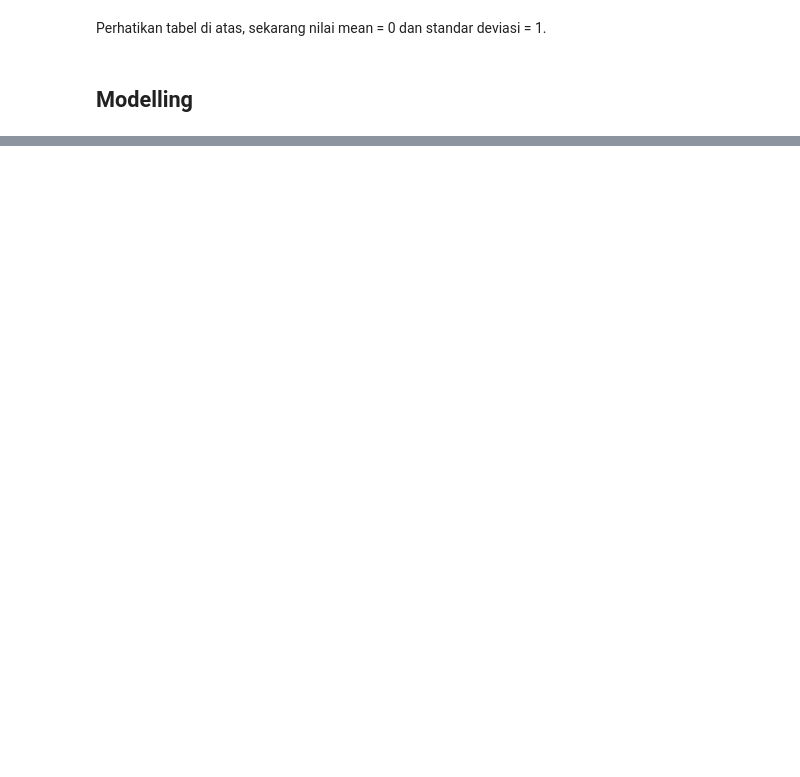
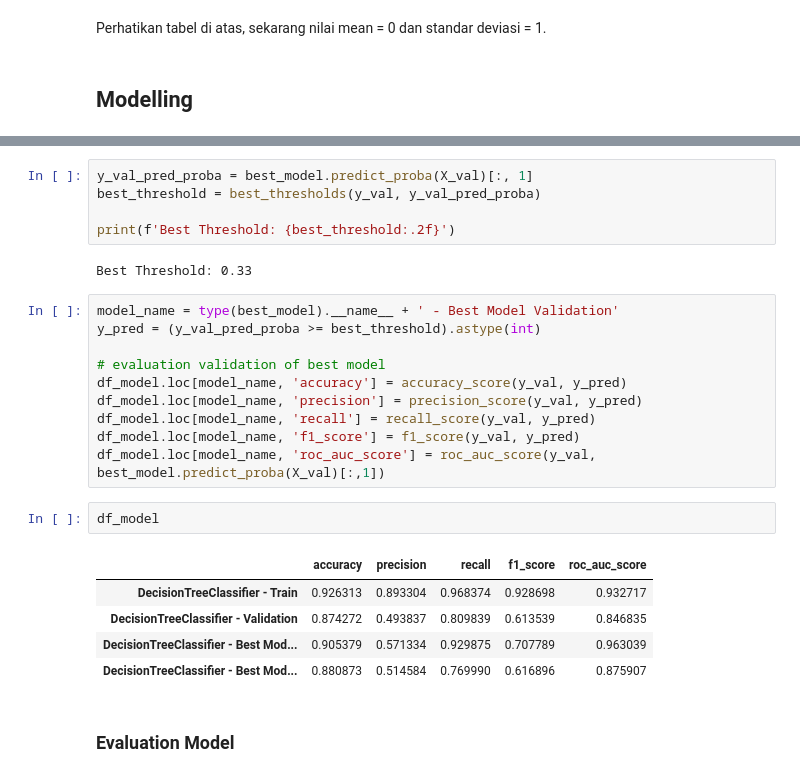
Before and after one commit to mfathul21/loan-prediction, a Jupyter notebook: Loan_Prediction_Based_on_Customers_Behaviour.ipynb, the cells around one changed output, grey strips where cells are left out. Cells and saved outputs as stored; diff of their text form; blank space fills up the shorter version.

```diff
--- a/Loan_Prediction_Based_on_Customers_Behaviour.ipynb
+++ b/Loan_Prediction_Based_on_Customers_Behaviour.ipynb
@@ -1117,0 +1146,27 @@ Confusion Matrix:
+# %%
+y_val_pred_proba = best_model.predict_proba(X_val)[:, 1]
+best_threshold = best_thresholds(y_val, y_val_pred_proba)
+
+print(f'Best Threshold: {best_threshold:.2f}')
+# %% [output]
+Best Threshold: 0.33
+# %%
+model_name = type(best_model).__name__ + ' - Best Model Validation'
+y_pred = (y_val_pred_proba >= best_threshold).astype(int)
+
+# evaluation validation of best model
+df_model.loc[model_name, 'accuracy'] = accuracy_score(y_val, y_pred)
+df_model.loc[model_name, 'precision'] = precision_score(y_val, y_pred)
+df_model.loc[model_name, 'recall'] = recall_score(y_val, y_pred)
+df_model.loc[model_name, 'f1_score'] = f1_score(y_val, y_pred)
+df_model.loc[model_name, 'roc_auc_score'] = roc_auc_score(y_val, best_model.predict_proba(X_val)[:,1])
+# %%
+df_model
+# %% [output]
+|  | accuracy | precision | recall | f1_score | roc_auc_score |
+| DecisionTreeClassifier - Train | 0.926313 | 0.893304 | 0.968374 | 0.928698 | 0.932717 |
+| DecisionTreeClassifier - Validation | 0.874272 | 0.493837 | 0.809839 | 0.613539 | 0.846835 |
+| DecisionTreeClassifier - Best Mod... | 0.905379 | 0.571334 | 0.929875 | 0.707789 | 0.963039 |
+| DecisionTreeClassifier - Best Mod... | 0.880873 | 0.514584 | 0.769990 | 0.616896 | 0.875907 |
+# %% [markdown]
+### Evaluation Model
```
Also changed, not shown: parts of 28 cells of this notebook.
